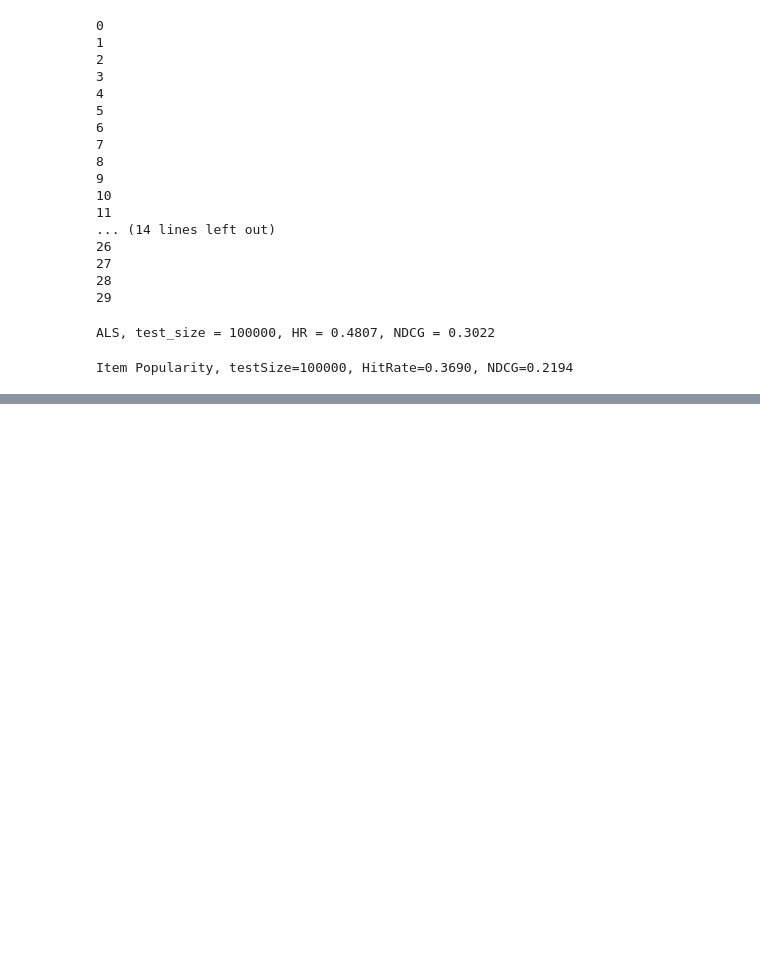
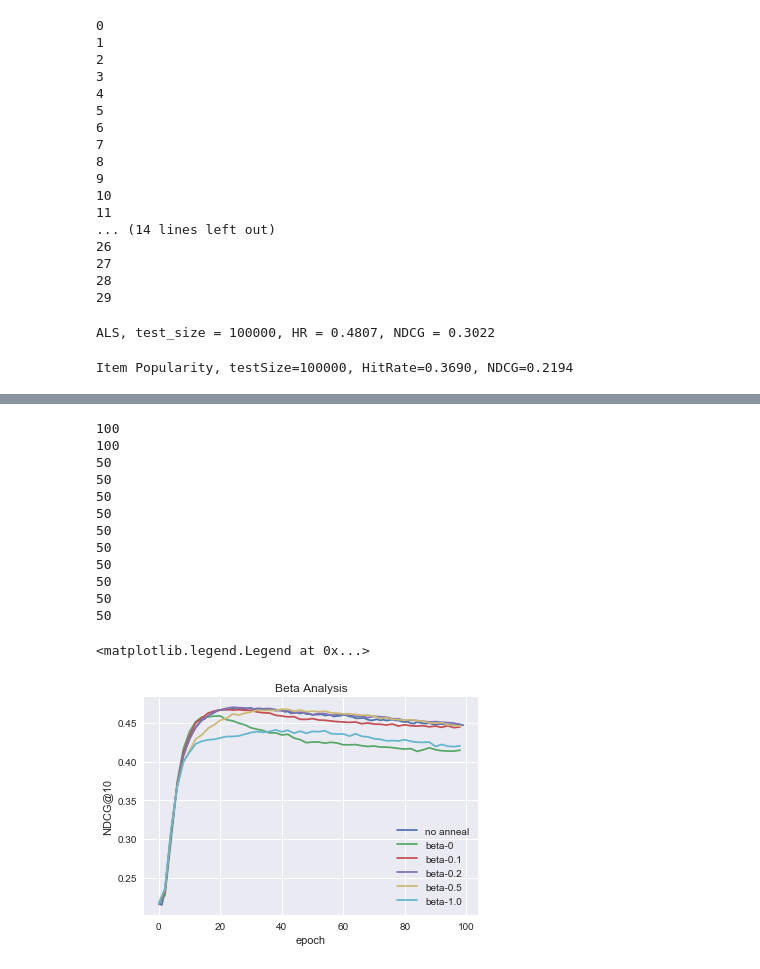
Before and after one commit to fs302/AlgoComp, a Jupyter notebook: MSD_Recommendation/src/MatrixFactorization.ipynb, the cells around one changed output, grey strips where cells are left out. Drawn from its saved outputs; the diff is of its cells as text; code cells hidden in the pictures; blank space fills up the shorter version.

```diff
--- a/MSD_Recommendation/src/MatrixFactorization.ipynb
+++ b/MSD_Recommendation/src/MatrixFactorization.ipynb
@@ -273,0 +466,15 @@ Item Popularity, testSize=100000, HitRate=0.3690, NDCG=0.2194
+# %%
+dataset_config = {'msd-little':(40,160), 'msd-user-sparse':(10,100),'msd-item-sparse':(40,40)}
+for k in ['msd-item-sparse','msd-user-sparse','msd-little']:
+    train_dir = "../train/"
+    user_threashold = dataset_config[k][0]
+    song_threashold = dataset_config[k][1]
+    dataset_name=k
+    print 'loading',dataset_name
+
+    n_users, n_items, train_data = utils.load_train_data(os.path.join(train_dir, '%s.train.rating' % dataset_name))
+    testRatings =  utils.load_rating_file_as_list("../train/%s.test.rating" % dataset_name)
+    testNegatives = utils.load_negative_file("../train/%s.test.negative" % dataset_name)
+    vad_data_tr = utils.load_test_data(os.path.join(train_dir, '%s.train.rating' % dataset_name),n_users, n_items)
+    vad_data_te = utils.load_test_data(os.path.join(train_dir, '%s.test.rating' % dataset_name),n_users, n_items)
+    print dataset_name,n_users, n_items, train_data.count_nonzero()
@@ -273,0 +654,6 @@ Item Popularity, testSize=100000, HitRate=0.3690, NDCG=0.2194
+# %%
+beta=0.2
+best_hr, best_ndcg, hrs, ndcgs = test_vaecf(n_users, n_items, train_data, vad_data_tr, vad_data_te, testRatings, testNegatives, n_epochs=100, lr=5e-4, batch_size=256, hidden_dims=[1000], epoch_size=30000, beta=beta, eval_epoch=2, total_anneal_steps=0)
+vae_hrs[-1] = hrs
+vae_ndcgs[-1] = ndcgs
+print hrs, ndcgs
@@ -273,0 +678,32 @@ Item Popularity, testSize=100000, HitRate=0.3690, NDCG=0.2194
+# %%
+plt.title('Beta Analysis')
+beta_range = [-1, 0, 0.1, 0.2, 0.5, 1.0]
+for beta in beta_range:
+    if beta>=0:
+        label = label='beta-'+str(beta)
+        x = [i for i in range(0,100,2)]
+    else:
+        label = 'no anneal'
+        x = [i for i in range(0,100,1)]
+    print len(x)
+    print len(vae_ndcgs[beta])
+    plt.plot(x, vae_ndcgs[beta], label=label)
+
+plt.ylabel('NDCG@10')
+plt.xlabel('epoch')
+plt.legend() # 显示图例
+# %% [output]
+100
+100
+50
+50
+50
+50
+50
+50
+50
+50
+50
+50
+<matplotlib.legend.Legend at 0x...>
+[figure, added]
```
Also changed, not shown: parts of 12 cells of this notebook, 3 other files.
